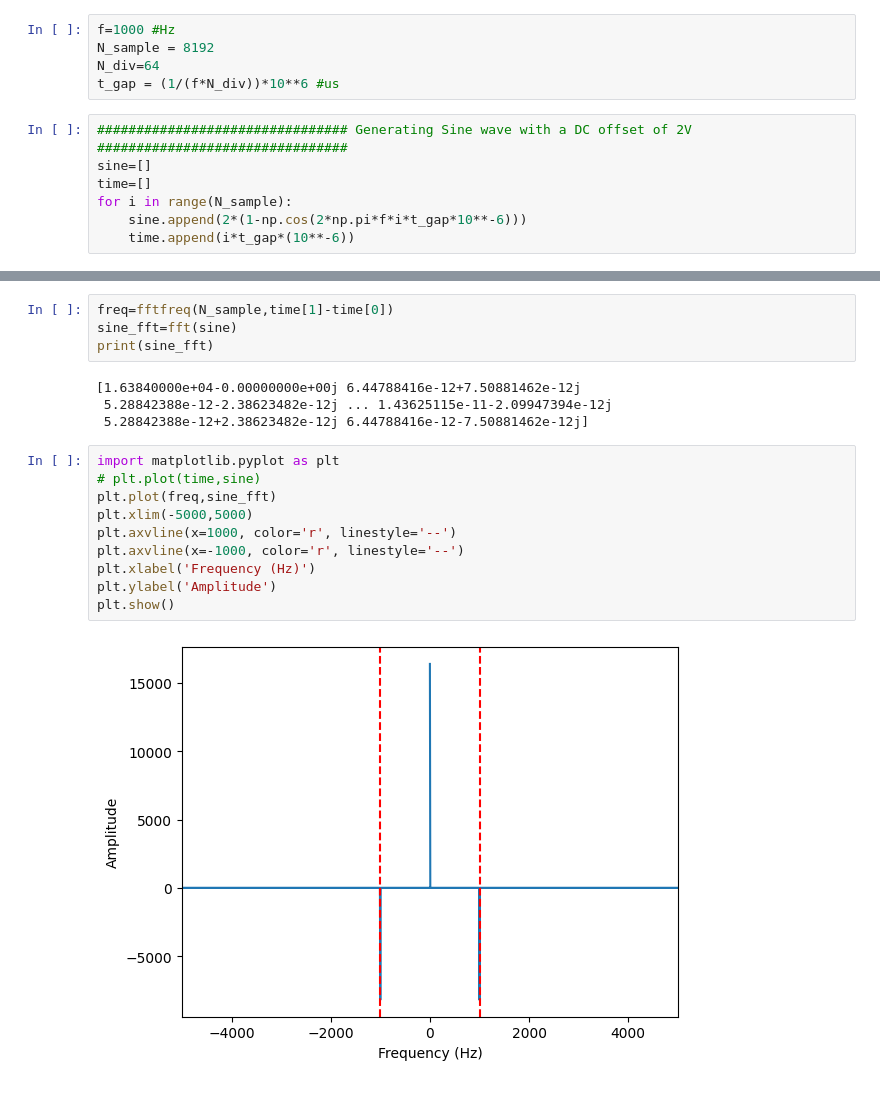
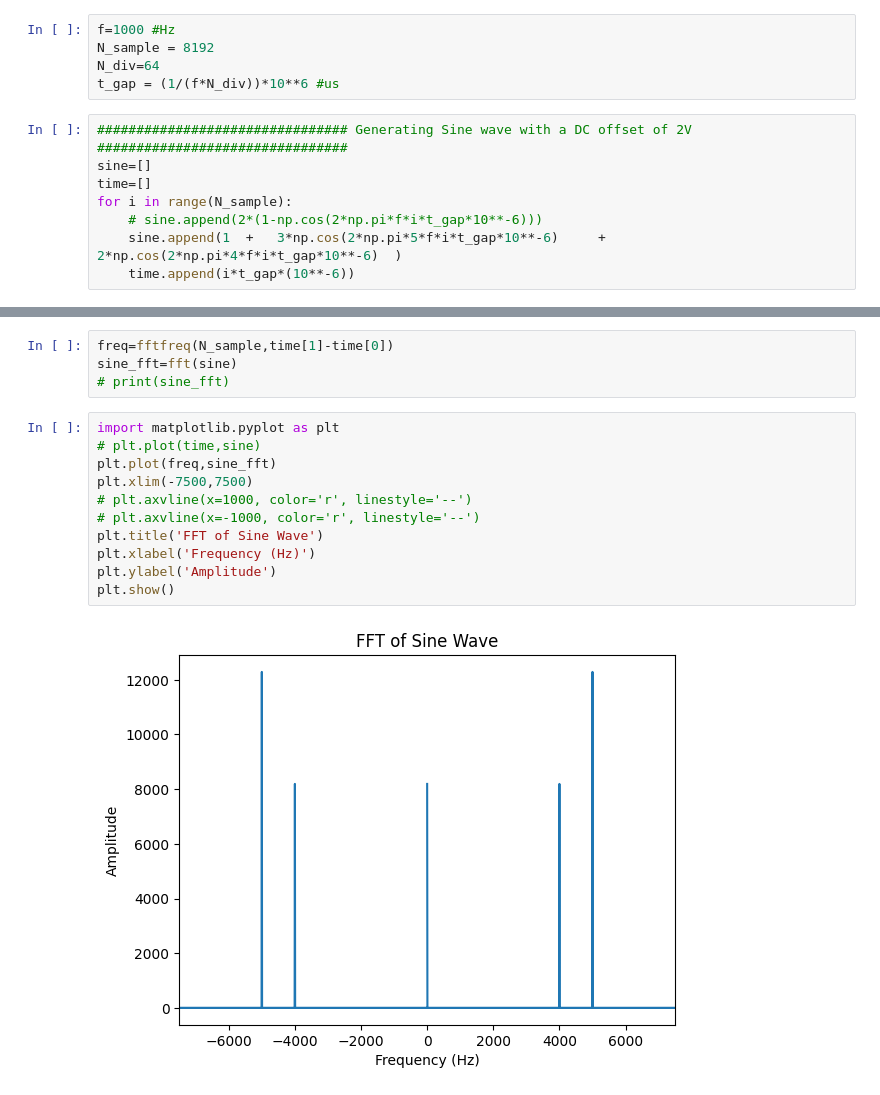
Before and after one commit to ananthapadmanabhan18/Lock_in_Amplifier_with_ExpEyes, a Jupyter notebook: Fourier_testing.ipynb, the cells around one changed output, grey strips where cells are left out. Saved outputs shown, nothing was run; the diff lists cells and outputs as text.

```diff
--- a/Fourier_testing.ipynb
+++ b/Fourier_testing.ipynb
@@ -13,7 +13,8 @@ t_gap = (1/(f*N_div))*10**6 #us
 sine=[]
 time=[]
 for i in range(N_sample):
-    sine.append(2*(1-np.cos(2*np.pi*f*i*t_gap*10**-6)))
+    # sine.append(2*(1-np.cos(2*np.pi*f*i*t_gap*10**-6)))
+    sine.append(1  +   3*np.cos(2*np.pi*5*f*i*t_gap*10**-6)     + 2*np.cos(2*np.pi*4*f*i*t_gap*10**-6)  )
     time.append(i*t_gap*(10**-6))
 # %%
 import matplotlib.pyplot as plt_spacetime
@@ -29,20 +30,17 @@ plt_spacetime.show()
 # %%
 freq=fftfreq(N_sample,time[1]-time[0])
 sine_fft=fft(sine)
-print(sine_fft)
+# print(sine_fft)
-# %% [output]
-[1.63840000e+04-0.00000000e+00j 6.44788416e-12+7.50881462e-12j
- 5.28842388e-12-2.38623482e-12j ... 1.43625115e-11-2.09947394e-12j
- 5.28842388e-12+2.38623482e-12j 6.44788416e-12-7.50881462e-12j]
 # %%
 import matplotlib.pyplot as plt
 # plt.plot(time,sine)
 plt.plot(freq,sine_fft)
-plt.xlim(-5000,5000)
-plt.axvline(x=1000, color='r', linestyle='--')
-plt.axvline(x=-1000, color='r', linestyle='--')
+plt.xlim(-7500,7500)
+# plt.axvline(x=1000, color='r', linestyle='--')
+# plt.axvline(x=-1000, color='r', linestyle='--')
+plt.title('FFT of Sine Wave')
 plt.xlabel('Frequency (Hz)')
 plt.ylabel('Amplitude')
 plt.show()
 # %% [output]
-[figure, old version]
+[figure, new version]
```
Also changed, not shown: parts of 1 cell of this notebook.
